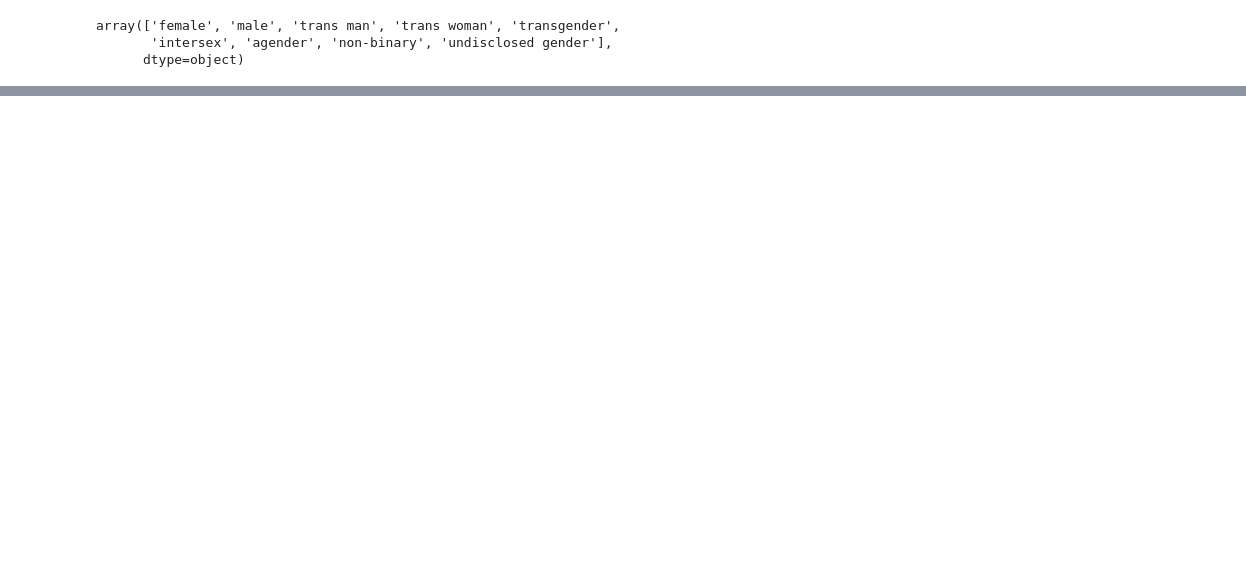
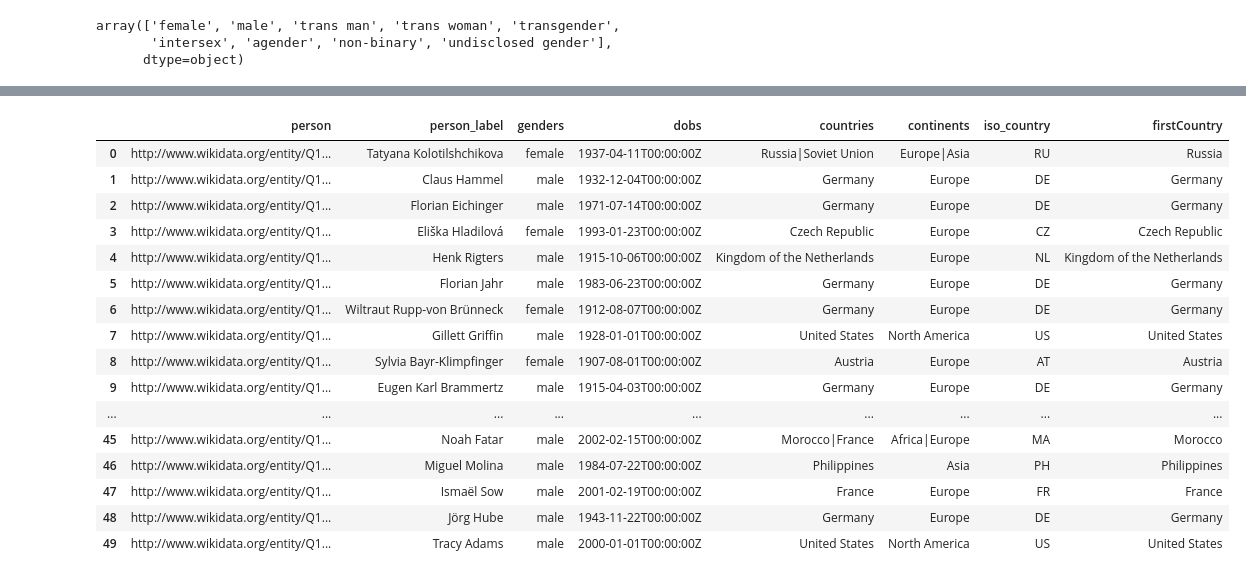
Before and after one commit to Briefgarde/name2genderresearch, a Jupyter notebook: exploringWikidataSet.ipynb, the cells around one changed output, grey strips where cells are left out. Cells and saved outputs as stored; diff of their text form; code cells hidden in the pictures; blank space fills up the shorter version.

```diff
--- a/exploringWikidataSet.ipynb
+++ b/exploringWikidataSet.ipynb
@@ -49,0 +93,36 @@ wikidata.head()
+# %%
+# Changing years
+wikidata["dobs"] = pd.to_datetime(wikidata["dobs"], errors="coerce")
+wikidata["birth_year"] = datasetMF["dobs"].dt.year
+# %%
+# Adding ISO codes
+def findISOCode(country):
+    if isinstance(country, str): # in case of missing values
+        try:
+            return pycountry.countries.search_fuzzy(country)[0].alpha_2
+        except LookupError:
+            return None  # if pycountry can't find a match
+    else:
+        return None
+
+wikidata["firstCountry"] = [re.findall('^([^|]+)', country)[0] for country in wikidata["countries"]]
+wikidata["iso_country"] = wikidata["firstCountry"].apply(findISOCode)
+wikidata.head(50)
+# %% [output]
+|  | person | person_label | genders | dobs | countries | continents | iso_country | firstCountry |
+| 0 | http://www.wikidata.org/entity/Q1... | Tatyana Kolotilshchikova | female | 1937-04-11T00:00:00Z | Russia|Soviet Union | Europe|Asia | RU | Russia |
+| 1 | http://www.wikidata.org/entity/Q1... | Claus Hammel | male | 1932-12-04T00:00:00Z | Germany | Europe | DE | Germany |
+| 2 | http://www.wikidata.org/entity/Q1... | Florian Eichinger | male | 1971-07-14T00:00:00Z | Germany | Europe | DE | Germany |
+| 3 | http://www.wikidata.org/entity/Q1... | Eliška Hladilová | female | 1993-01-23T00:00:00Z | Czech Republic | Europe | CZ | Czech Republic |
+| 4 | http://www.wikidata.org/entity/Q1... | Henk Rigters | male | 1915-10-06T00:00:00Z | Kingdom of the Netherlands | Europe | NL | Kingdom of the Netherlands |
+| 5 | http://www.wikidata.org/entity/Q1... | Florian Jahr | male | 1983-06-23T00:00:00Z | Germany | Europe | DE | Germany |
+| 6 | http://www.wikidata.org/entity/Q1... | Wiltraut Rupp-von Brünneck | female | 1912-08-07T00:00:00Z | Germany | Europe | DE | Germany |
+| 7 | http://www.wikidata.org/entity/Q1... | Gillett Griffin | male | 1928-01-01T00:00:00Z | United States | North America | US | United States |
+| 8 | http://www.wikidata.org/entity/Q1... | Sylvia Bayr-Klimpfinger | female | 1907-08-01T00:00:00Z | Austria | Europe | AT | Austria |
+| 9 | http://www.wikidata.org/entity/Q1... | Eugen Karl Brammertz | male | 1915-04-03T00:00:00Z | Germany | Europe | DE | Germany |
+| ... | ... | ... | ... | ... | ... | ... | ... | ... |
+| 45 | http://www.wikidata.org/entity/Q1... | Noah Fatar | male | 2002-02-15T00:00:00Z | Morocco|France | Africa|Europe | MA | Morocco |
+| 46 | http://www.wikidata.org/entity/Q1... | Miguel Molina | male | 1984-07-22T00:00:00Z | Philippines | Asia | PH | Philippines |
+| 47 | http://www.wikidata.org/entity/Q1... | Ismaël Sow | male | 2001-02-19T00:00:00Z | France | Europe | FR | France |
+| 48 | http://www.wikidata.org/entity/Q1... | Jörg Hube | male | 1943-11-22T00:00:00Z | Germany | Europe | DE | Germany |
+| 49 | http://www.wikidata.org/entity/Q1... | Tracy Adams | male | 2000-01-01T00:00:00Z | United States | North America | US | United States |
```
Also changed, not shown: parts of 6 cells of this notebook, 1 other file.
